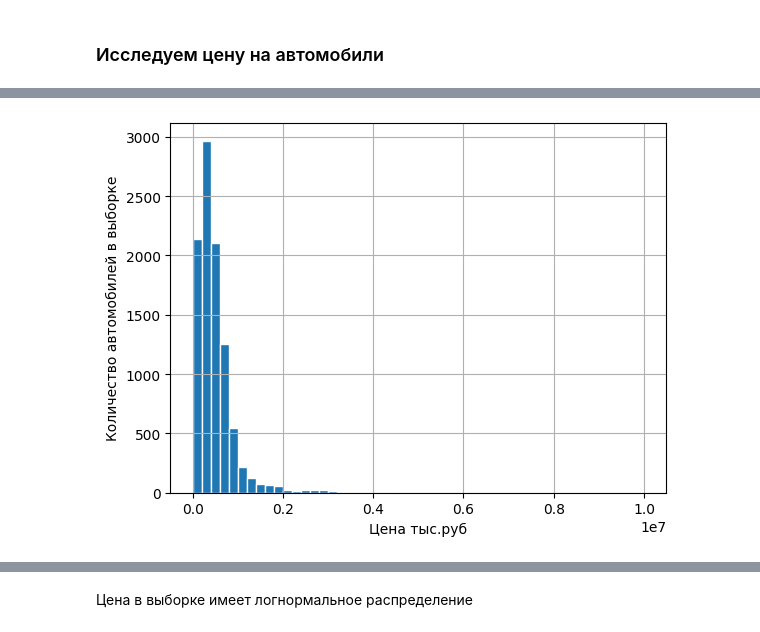
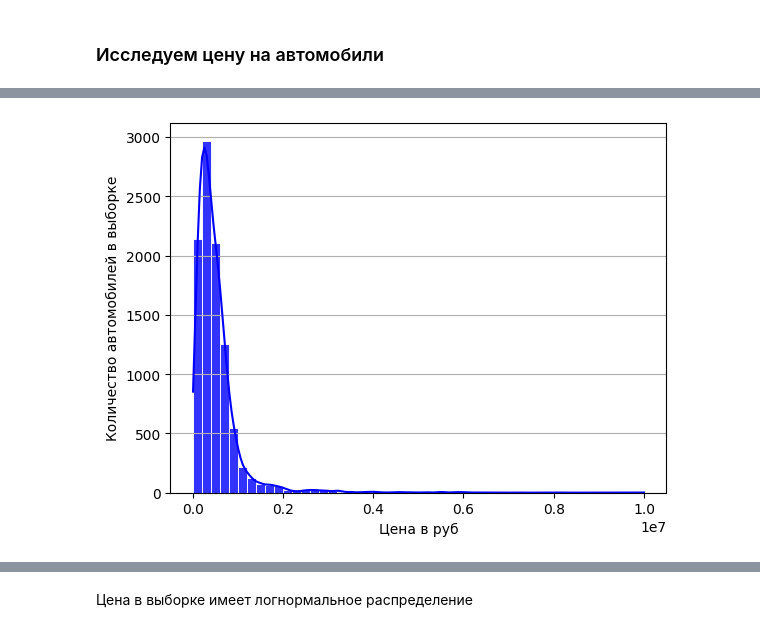
Before and after one commit to LlirikOknessu/tpu-8e21-ai-basis, a Jupyter notebook: Racheev/EDA_Racheev_1.01.ipynb, the cells around one changed output, grey strips where cells are left out. Saved outputs shown, nothing was run; the diff lists cells and outputs as text; code cells hidden in the pictures.

```diff
--- a/Racheev/EDA_Racheev_1.01.ipynb
+++ b/Racheev/EDA_Racheev_1.01.ipynb
@@ -650,16 +778,15 @@ min      1.000000e+04
 75%      6.200000e+05
 max      1.000000e+07
 Name: selling_price, dtype: float64
-# %%
-fig, ax = plt.subplots()
-car_table['selling_price'].hist(bins=50, edgecolor = 'white')
-plt.xlabel('Цена тыс.руб')
-plt.ylabel('Количество автомобилей в выборке')
-argum = np.array([math.pow(10,4), math.pow(10,5),math.pow(10,5)])
-#ax.set(xlim=(0, 7), xticks=np.arange(40, 80,5)/10, xticklabels=(np.round(np.power(10, np.arange(40, 80,5)/10)).astype(int)/1000),
- #      ylim=(0, 3500), yticks=np.arange(0, 3501,500))
-plt.show()
-# %% [output]
-[figure, removed]
+# %%
+fig, ax = plt.subplots()
+gr = sns.histplot(data = car_table, x = 'selling_price', bins = 50, color = 'blue', kde = True, edgecolor = 'white' , alpha = 0.8)
+plt.grid(axis = 'y')
+
+plt.xlabel('Цена в руб')
+plt.ylabel('Количество автомобилей в выборке')
+plt.show()
+# %% [output]
+[figure, added]
 # %%
 fig, ax = plt.subplots()
```
Also changed, not shown: parts of 217 cells of this notebook, 3 other files.
